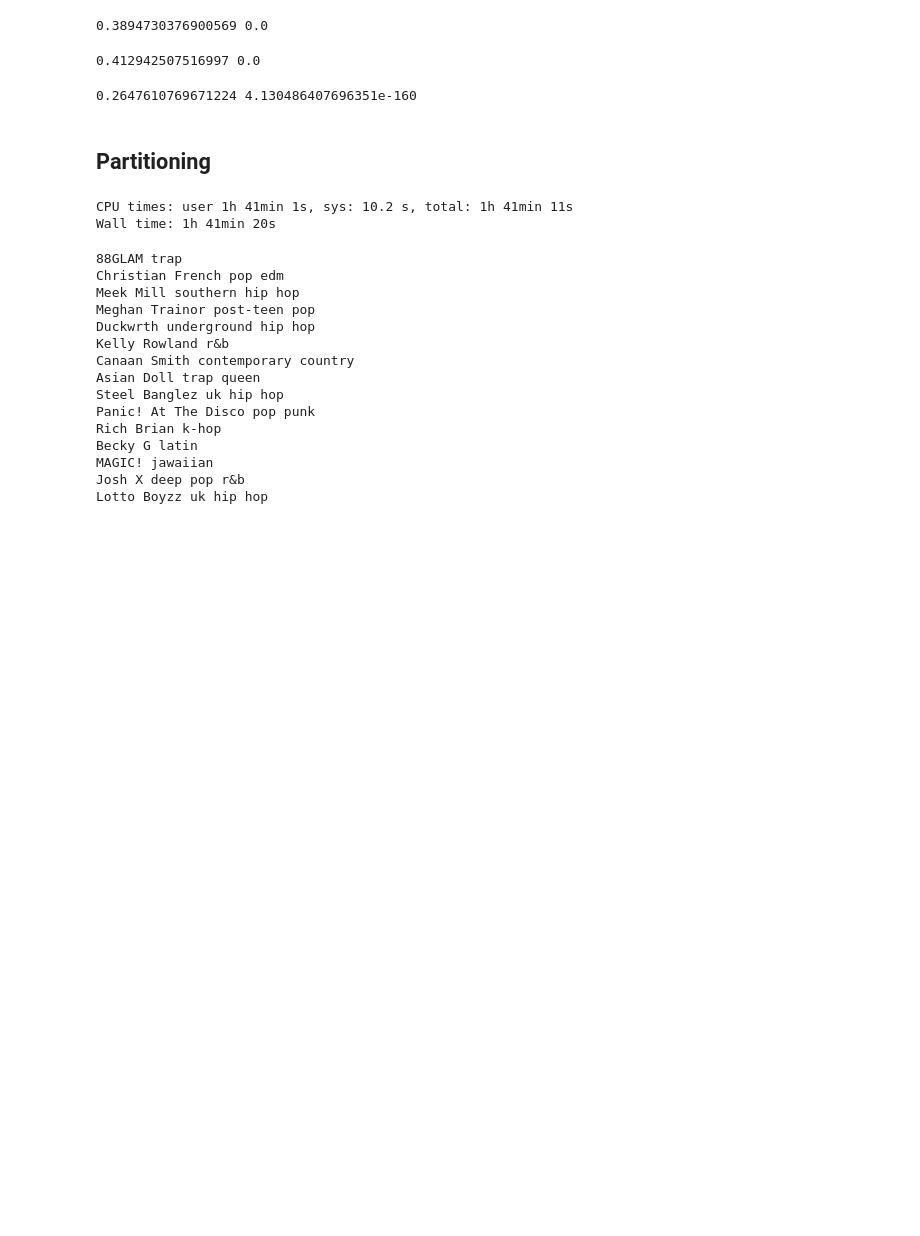
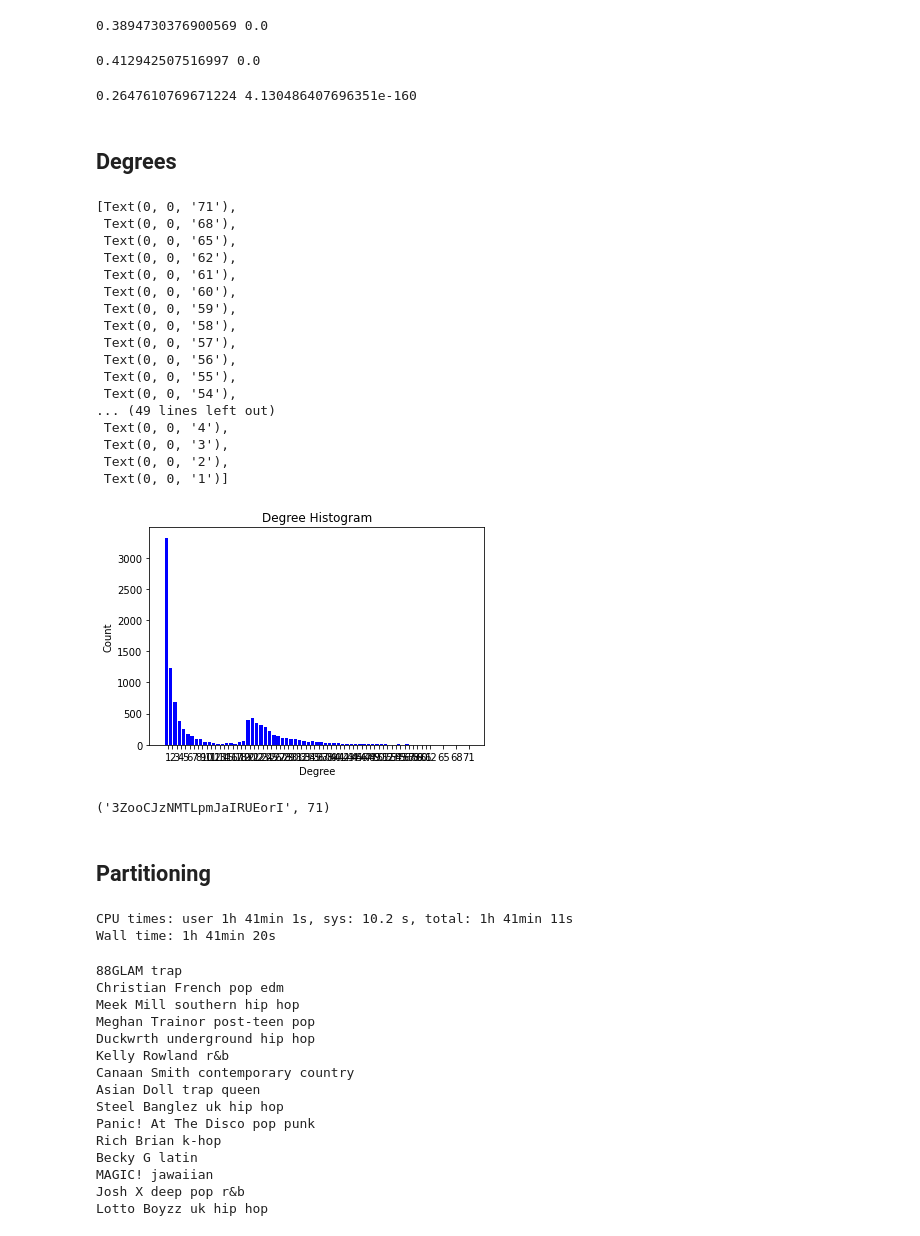
Before and after one commit to jdeitelzweig/related_artists, a Jupyter notebook: analysis.ipynb, the cells around one changed output. Saved outputs shown, nothing was run; the diff lists cells and outputs as text; code cells hidden in the pictures; blank space fills up the shorter version.

Commit message:
Add visualizations, degree distribution

```diff
--- a/analysis.ipynb
+++ b/analysis.ipynb
@@ -74,6 +74,45 @@ corr, p = spearmanr(followers, eigen_centrals)
 print(corr, p)
 # %% [output]
 0.2647610769671224 4.130486407696351e-160
+# %% [markdown]
+## Degrees
+# %%
+degree_sequence = sorted([d for n, d in G.degree()], reverse=True)  # degree sequence
+# print "Degree sequence", degree_sequence
+degreeCount = Counter(degree_sequence)
+deg, cnt = zip(*degreeCount.items())
+
+fig, ax = plt.subplots()
+plt.bar(deg, cnt, width=0.80, color='b')
+
+plt.title("Degree Histogram")
+plt.ylabel("Count")
+plt.xlabel("Degree")
+ax.set_xticks([d + 0.4 for d in deg])
+ax.set_xticklabels(deg)
+# %% [output]
+[Text(0, 0, '71'),
+ Text(0, 0, '68'),
+ Text(0, 0, '65'),
+ Text(0, 0, '62'),
+ Text(0, 0, '61'),
+ Text(0, 0, '60'),
+ Text(0, 0, '59'),
+ Text(0, 0, '58'),
+ Text(0, 0, '57'),
+ Text(0, 0, '56'),
+ Text(0, 0, '55'),
+ Text(0, 0, '54'),
+... (49 lines left out)
+ Text(0, 0, '4'),
+ Text(0, 0, '3'),
+ Text(0, 0, '2'),
+ Text(0, 0, '1')]
+[figure, added]
+# %%
+print(max(G.degree(), key=lambda x: x[1]))
+# %% [output]
+('3ZooCJzNMTLpmJaIRUEorI', 71)
 # %% [markdown]
 ## Partitioning
 # %%
```
Also changed, not shown: parts of 3 cells of this notebook, 6 other files.
